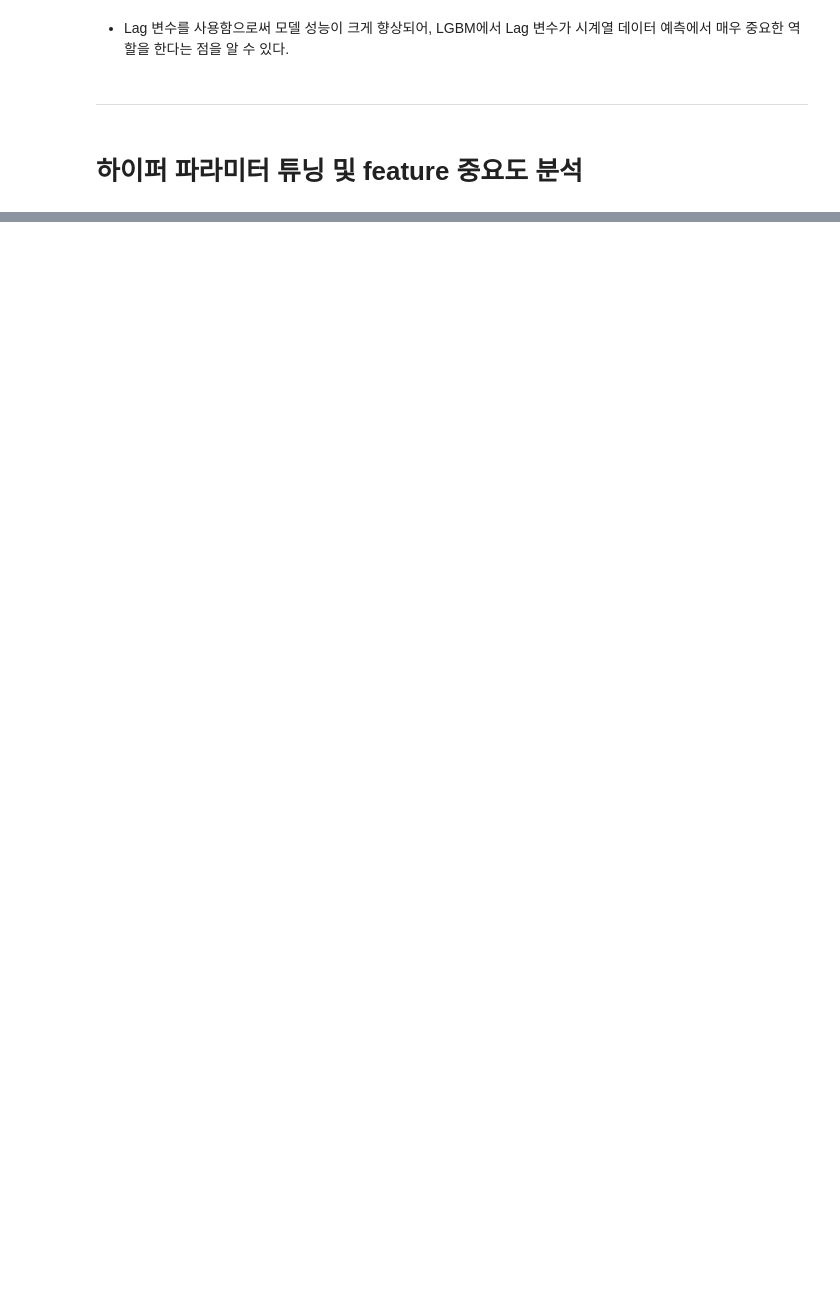
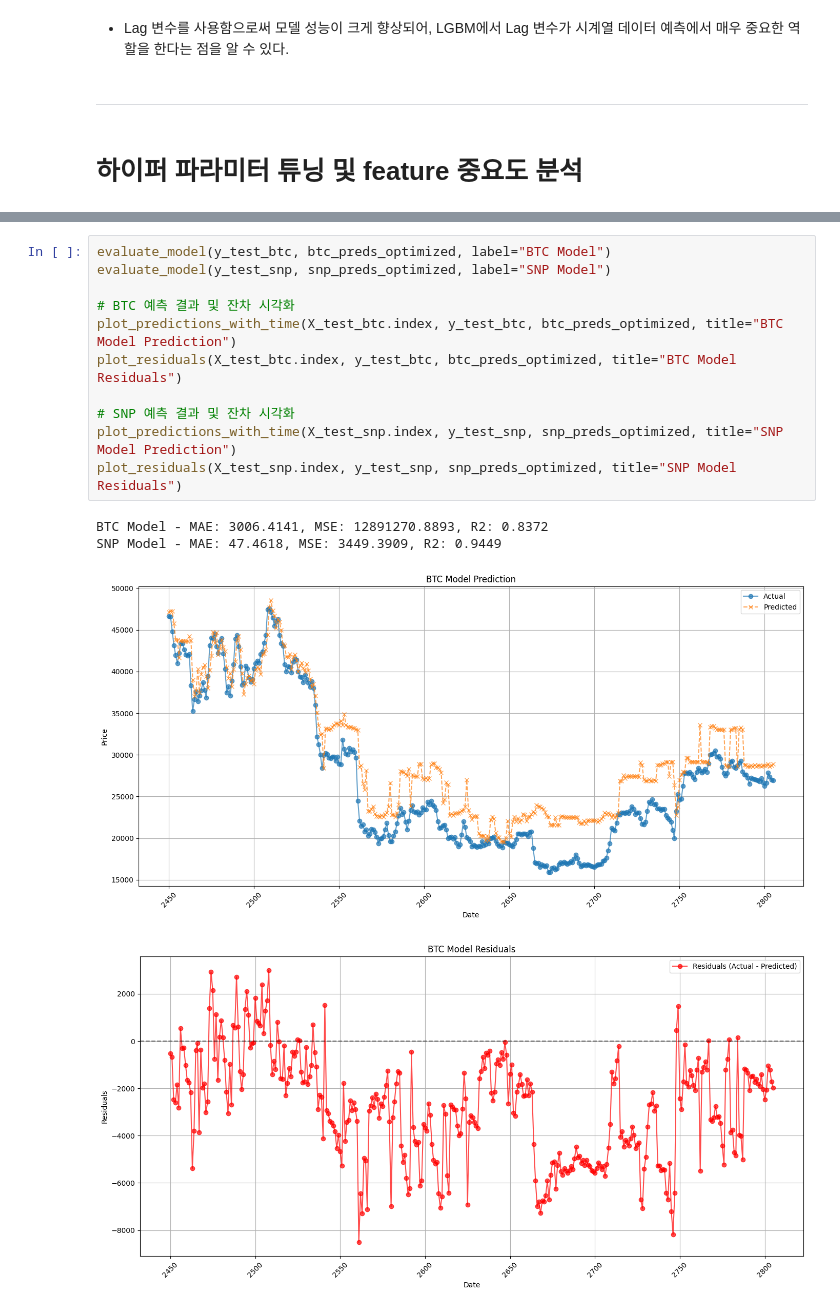
Before and after one commit to Encore-SKN-9/ml_3team, a Jupyter notebook: sky_ml.ipynb, the cells around one changed output, grey strips where cells are left out. Cells and saved outputs as stored; diff of their text form; blank space fills up the shorter version.

```diff
--- a/sky_ml.ipynb
+++ b/sky_ml.ipynb
@@ -611,0 +504,16 @@ BTC (Optimized) Prediction Metrics:
+# %%
+evaluate_model(y_test_btc, btc_preds_optimized, label="BTC Model")
+evaluate_model(y_test_snp, snp_preds_optimized, label="SNP Model")
+
+# BTC 예측 결과 및 잔차 시각화
+plot_predictions_with_time(X_test_btc.index, y_test_btc, btc_preds_optimized, title="BTC Model Prediction")
+plot_residuals(X_test_btc.index, y_test_btc, btc_preds_optimized, title="BTC Model Residuals")
+
+# SNP 예측 결과 및 잔차 시각화
+plot_predictions_with_time(X_test_snp.index, y_test_snp, snp_preds_optimized, title="SNP Model Prediction")
+plot_residuals(X_test_snp.index, y_test_snp, snp_preds_optimized, title="SNP Model Residuals")
+# %% [output]
+BTC Model - MAE: 3006.4141, MSE: 12891270.8893, R2: 0.8372
+SNP Model - MAE: 47.4618, MSE: 3449.3909, R2: 0.9449
+[figure, added]
+[figure, added]
```
Also changed, not shown: parts of 7 cells of this notebook, 1 other file.
